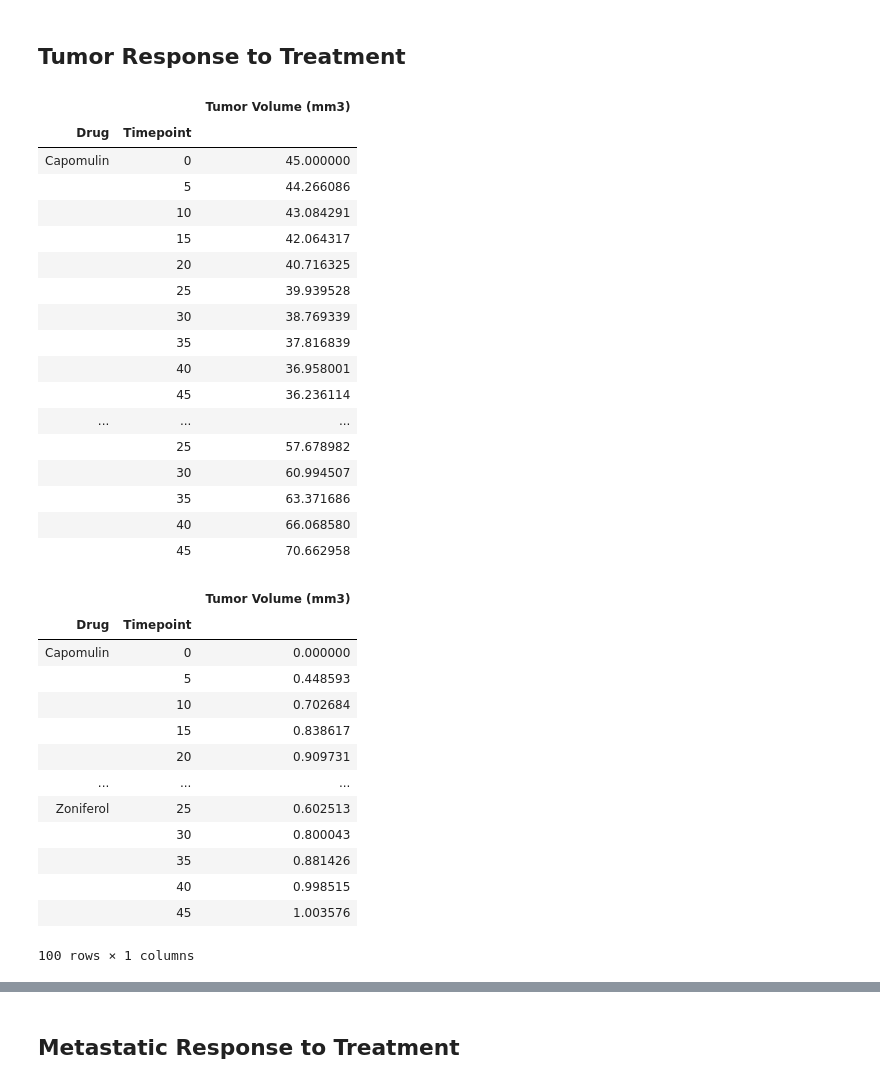
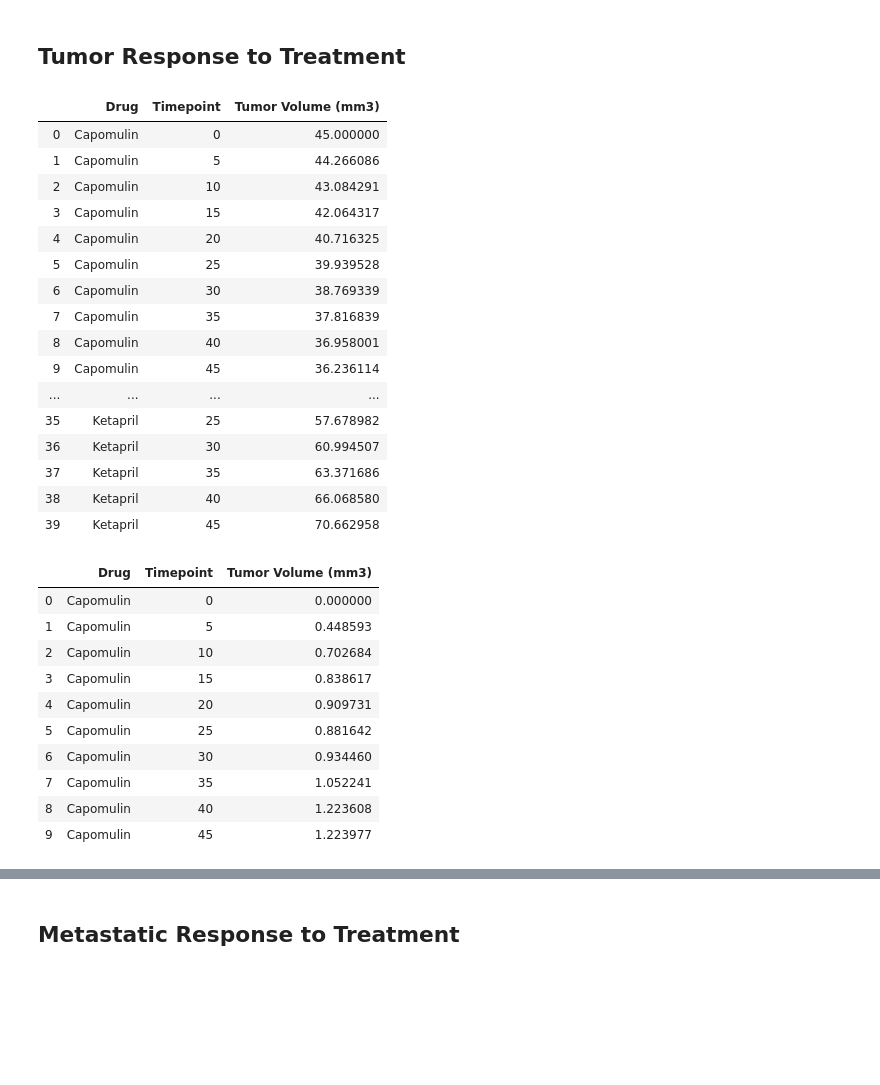
Before and after one commit to alvinochieng/Matplotlib_challenge, a Jupyter notebook: Pymaceuticals/pymaceuticals_starter.ipynb, the cells around one changed output, grey strips where cells are left out. Drawn from its saved outputs; the diff is of its cells as text; code cells hidden in the pictures; blank space fills up the shorter version.

```diff
--- a/Pymaceuticals/pymaceuticals_starter.ipynb
+++ b/Pymaceuticals/pymaceuticals_starter.ipynb
@@ -49,58 +49,52 @@ comb_data.describe()
 ## Tumor Response to Treatment
 # %%
 # Store the Mean Tumor Volume Data Grouped by Drug and Timepoint
-
 vol_data = comb_data.groupby(['Drug', 'Timepoint'])['Tumor Volume (mm3)']
 mean_tvol = vol_data.mean()
 
 # Convert to DataFrame
-
 grp_data = pd.DataFrame(mean_tvol)
-
+new_grp_data = grp_data.reset_index()
 # Preview DataFrame
-grp_data.head(40)
+new_grp_data.head(40)
 # %% [output]
-|  |  | Tumor Volume (mm3) |
-| Drug | Timepoint |  |
-| Capomulin | 0 | 45.000000 |
-|  | 5 | 44.266086 |
-|  | 10 | 43.084291 |
-|  | 15 | 42.064317 |
-|  | 20 | 40.716325 |
-|  | 25 | 39.939528 |
-|  | 30 | 38.769339 |
-|  | 35 | 37.816839 |
-|  | 40 | 36.958001 |
-|  | 45 | 36.236114 |
-| ... | ... | ... |
-|  | 25 | 57.678982 |
-|  | 30 | 60.994507 |
-|  | 35 | 63.371686 |
-|  | 40 | 66.068580 |
-|  | 45 | 70.662958 |
+|  | Drug | Timepoint | Tumor Volume (mm3) |
+| 0 | Capomulin | 0 | 45.000000 |
+| 1 | Capomulin | 5 | 44.266086 |
+| 2 | Capomulin | 10 | 43.084291 |
+| 3 | Capomulin | 15 | 42.064317 |
+| 4 | Capomulin | 20 | 40.716325 |
+| 5 | Capomulin | 25 | 39.939528 |
+| 6 | Capomulin | 30 | 38.769339 |
+| 7 | Capomulin | 35 | 37.816839 |
+| 8 | Capomulin | 40 | 36.958001 |
+| 9 | Capomulin | 45 | 36.236114 |
+| ... | ... | ... | ... |
+| 35 | Ketapril | 25 | 57.678982 |
+| 36 | Ketapril | 30 | 60.994507 |
+| 37 | Ketapril | 35 | 63.371686 |
+| 38 | Ketapril | 40 | 66.068580 |
+| 39 | Ketapril | 45 | 70.662958 |
 # %%
 # Store the Standard Error of Tumor Volumes Grouped by Drug and Timepoint
-
 std_err = vol_data.sem()
 
 # Convert to DataFrame
 grp_err = pd.DataFrame (std_err)
+new_grp_err = grp_err.reset_index()
 # Preview DataFrame
-grp_err
+new_grp_err.head(10)
 # %% [output]
-|  |  | Tumor Volume (mm3) |
-| Drug | Timepoint |  |
-| Capomulin | 0 | 0.000000 |
-|  | 5 | 0.448593 |
-|  | 10 | 0.702684 |
-|  | 15 | 0.838617 |
-|  | 20 | 0.909731 |
-| ... | ... | ... |
-| Zoniferol | 25 | 0.602513 |
-|  | 30 | 0.800043 |
-|  | 35 | 0.881426 |
-|  | 40 | 0.998515 |
-|  | 45 | 1.003576 |
+|  | Drug | Timepoint | Tumor Volume (mm3) |
+| 0 | Capomulin | 0 | 0.000000 |
+| 1 | Capomulin | 5 | 0.448593 |
+| 2 | Capomulin | 10 | 0.702684 |
+| 3 | Capomulin | 15 | 0.838617 |
+| 4 | Capomulin | 20 | 0.909731 |
+| 5 | Capomulin | 25 | 0.881642 |
+| 6 | Capomulin | 30 | 0.934460 |
+| 7 | Capomulin | 35 | 1.052241 |
+| 8 | Capomulin | 40 | 1.223608 |
+| 9 | Capomulin | 45 | 1.223977 |
-100 rows × 1 columns
 # %%
 # Minor Data Munging to Re-Format the Data Frames
```
Also changed, not shown: parts of 12 cells of this notebook.
